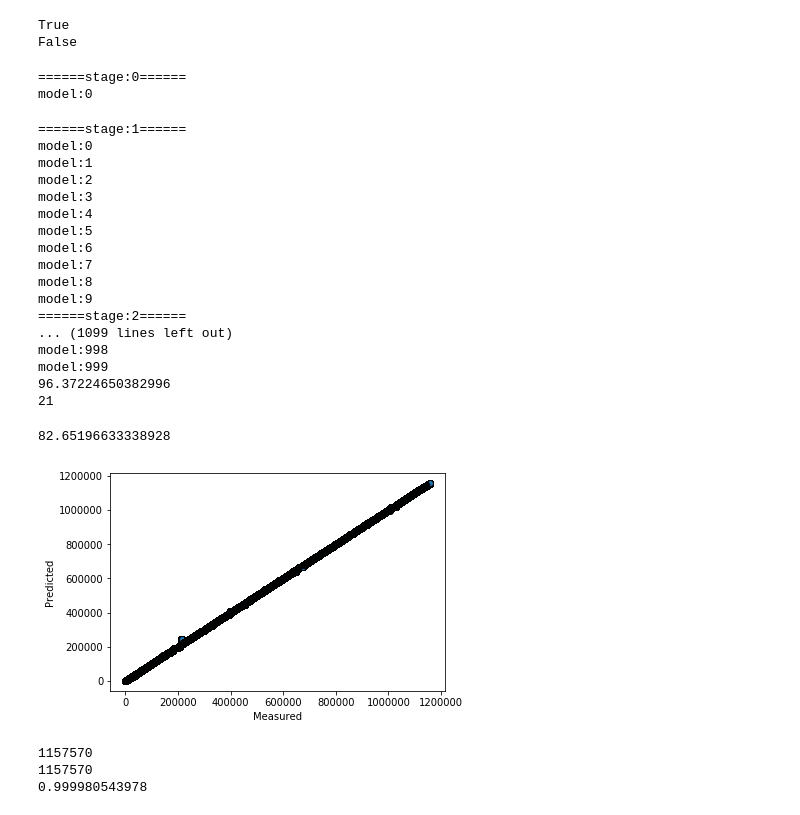
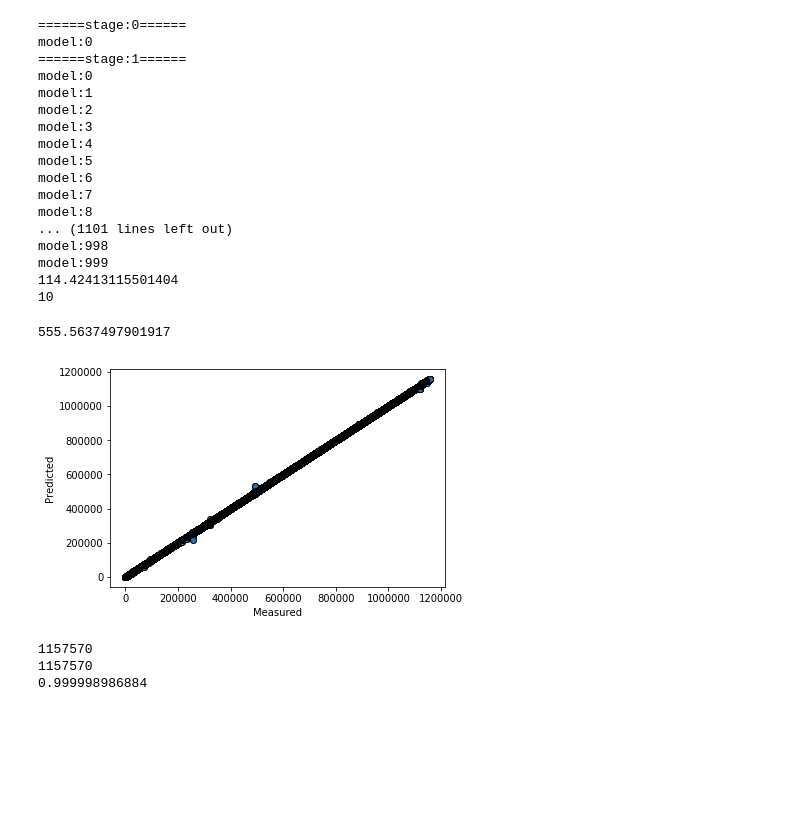
Before and after one commit to cloudray8580/LearnedIndex, a Jupyter notebook: LR-Stage-Model.ipynb, the cells around one changed output. Saved outputs shown, nothing was run; the diff lists cells and outputs as text; code cells hidden in the pictures; blank space fills up the shorter version.

```diff
--- a/LR-Stage-Model.ipynb
+++ b/LR-Stage-Model.ipynb
@@ -4,12 +4,12 @@ import pandas as pd
 df = pd.read_csv("./Data/SortedPOIs.csv")
 TOTAL = len(df)+1
 COL = df.columns
-print(TOTAL) # 1157569
-orders = df.iloc[:,2]
-#print(orders)
-dfh = pd.read_csv("./Data/hilbert.csv")
-#print(len(dfh))
-df.iloc[:,3]=dfh
-#print(df)
+print(TOTAL) # 1157571
+# orders = df.iloc[:,2]
+# #print(orders)
+# dfh = pd.read_csv("./Data/hilbert.csv")
+# print(len(dfh))
+# df.iloc[:,3]=dfh
+print(df)
 # %% [output]
 1157571
@@ -16,20 +32,18 @@ df.iloc[:,3]=dfh
 # %%
-df = df.sort_values(['hilbert'])
-# print(df)
-df = df.reset_index(drop=True)
-df.iloc[:,2] = orders
+# df = df.sort_values(['hilbert'])
+# # print(df)
+# df = df.reset_index(drop=True)
+# df.iloc[:,2] = orders
 # print(df)
 
-import numpy as np
-print(np.any(np.isnan(df))) # should be false
-print(np.all(np.isfinite(df))) # should be true
+# import numpy as np
+# print(np.any(np.isnan(df))) # should be false
+# print(np.all(np.isfinite(df))) # should be true
-# %% [output]
-True
-False
 # %%
 # http://scikit-learn.org/stable/developers/performance.html
 from sklearn import linear_model
 import ipdb
+import time
 
 stages = [1,10,100,1000]
 index = []
@@ -58,8 +72,7 @@ for i in range(len(stages)):
             lr = index[0][0]
         else:
             lr = linear_model.LinearRegression()
-            #train_x = data[i][j].iloc[:,0:2]
-            train_x = data[i][j].iloc[:,3].reshape(-1,1)
+            train_x = data[i][j].iloc[:,0:2]
             train_y = data[i][j].iloc[:,2]
             lr.fit(train_x,train_y)
         temp.append(lr)
@@ -89,23 +102,21 @@ print(nodatacount)
 # %% [output]
 ======stage:0======
 model:0
+======stage:1======
+model:0
+model:1
+model:2
+model:3
+model:4
+model:5
+model:6
+model:7
+model:8
+... (1101 lines left out)
+model:998
+model:999
+114.42413115501404
+10
-======stage:1======
-model:0
-model:1
-model:2
-model:3
-model:4
-model:5
-model:6
-model:7
-model:8
-model:9
-======stage:2======
-... (1099 lines left out)
-model:998
-model:999
-96.37224650382996
-21
 # %%
 # model persistent
 from sklearn.externals import joblib
@@ -123,8 +134,8 @@ def predict_with_stage_model(model, data):
     for i in range(len(data)):
         modelIndex = 0
         for m in range(len(model)):
-#             tempy = model[m][modelIndex].predict(data.iloc[i,:].reshape(1,-1))
-            tempy = model[m][modelIndex].predict(data.iloc[i,])
+            tempy = model[m][modelIndex].predict(data.iloc[i,:].reshape(1,-1))
+#             tempy = model[m][modelIndex].predict(data.iloc[i,])
             if tempy < 0:
                 tempy = 0
             if tempy >= totalSize:
@@ -138,27 +149,26 @@ def predict_with_stage_model(model, data):
 # %%
 import matplotlib.pyplot as plt
 import time
 
-# train_x=df.iloc[:,0:2]
-train_x=df.iloc[:,3]
+train_x=df.iloc[:,0:2]
 train_y=df.iloc[:,2]
 # print(df.iloc[1:3,3])
 # print(train_x.iloc[1:3,])
 
 start_time=time.time()
 predicted_y = predict_with_stage_model(index, train_x)
 elapsed_time = time.time() - start_time
 print(elapsed_time)
 
 fig, ax = plt.subplots()
 ax.scatter(train_y, predicted_y, edgecolors=(0, 0, 0))
 ax.plot([train_y.min(), train_y.max()], [train_y.min(), train_y.max()], 'k--', lw=4)
 ax.set_xlabel('Measured')
 ax.set_ylabel('Predicted')
 plt.show()
 # %% [output]
-82.65196633338928
+555.5637497901917
-[figure, old version]
+[figure, new version]
 # %%
 # estimate the result
 from sklearn.metrics import explained_variance_score
@@ -172,7 +182,7 @@ print(result)
 # %% [output]
 1157570
 1157570
-0.999980543978
+0.999998986884
 # %%
 # calculate scan item amount
 index = 0
```
Also changed, not shown: parts of 2 cells of this notebook, 7 other files.
